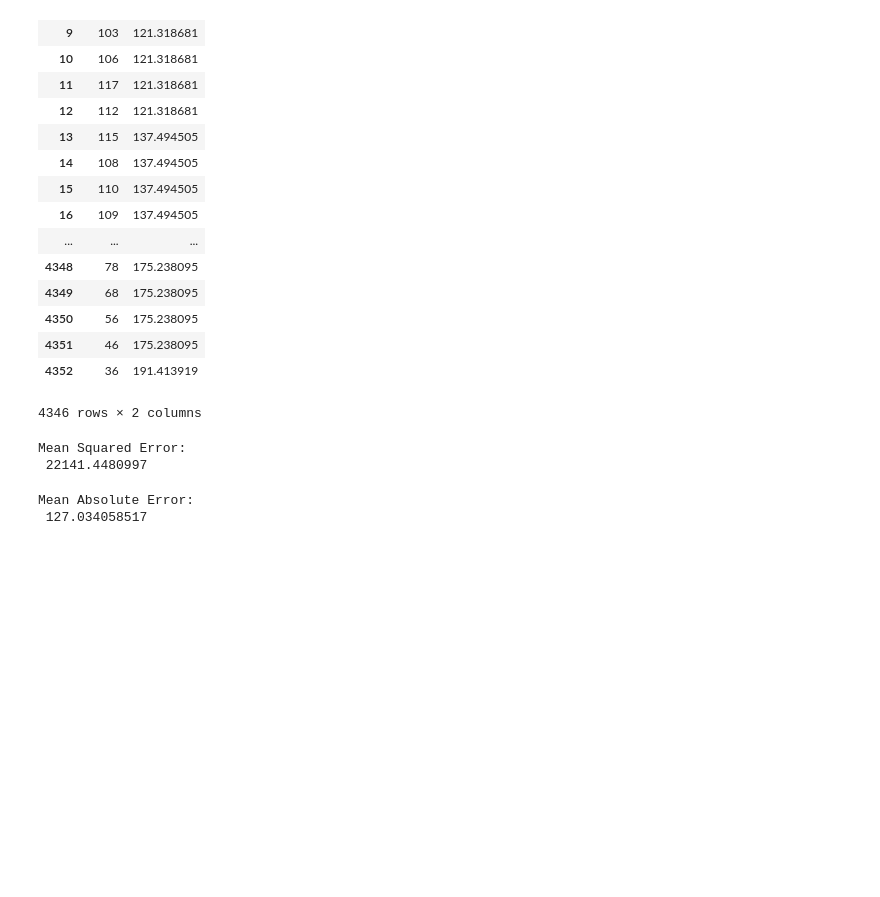
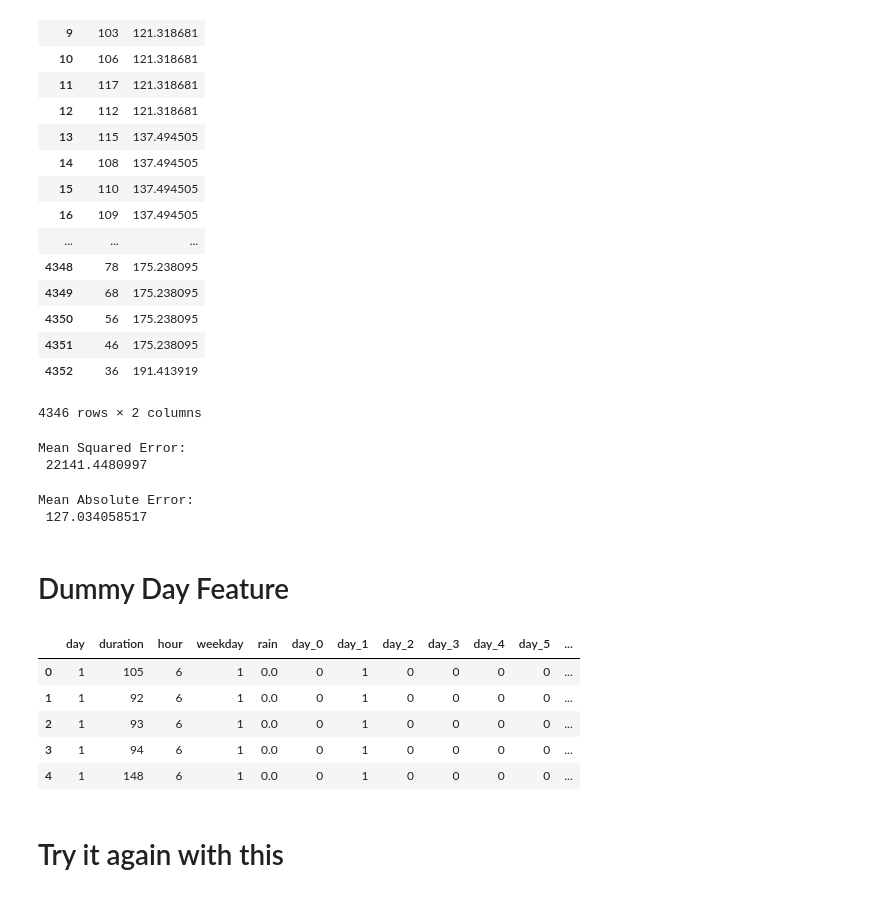
Before and after one commit to brokenloop/Research_practicum_2017, a Jupyter notebook: 001500001.rain (Linear Regresssion).ipynb, the cells around one changed output. Cells and saved outputs as stored; diff of their text form; code cells hidden in the pictures; blank space fills up the shorter version.

Commit message:
dummies for day generated, try regression on it!

```diff
--- a/001500001.rain (Linear Regresssion).ipynb
+++ b/001500001.rain (Linear Regresssion).ipynb
@@ -328,3 +328,21 @@ print("\nMean Absolute Error:\n", mae)
 # %% [output]
 Mean Absolute Error:
  127.034058517
+# %% [markdown]
+# Dummy Day Feature
+# %%
+# Tranform 'day' to binary continuous features, using the get_dummies() method
+day_dummies = pd.get_dummies(df.day, prefix='day')
+
+# concatenate the dummy variable columns onto the original DataFrame (axis=1 means columns)
+df_new_dummies = pd.concat([df, day_dummies], axis=1)
+df_new_dummies.head()
+# %% [output]
+|  | day | duration | hour | weekday | rain | day_0 | day_1 | day_2 | day_3 | day_4 | day_5 | ... |
+| 0 | 1 | 105 | 6 | 1 | 0.0 | 0 | 1 | 0 | 0 | 0 | 0 | ... |
+| 1 | 1 | 92 | 6 | 1 | 0.0 | 0 | 1 | 0 | 0 | 0 | 0 | ... |
+| 2 | 1 | 93 | 6 | 1 | 0.0 | 0 | 1 | 0 | 0 | 0 | 0 | ... |
+| 3 | 1 | 94 | 6 | 1 | 0.0 | 0 | 1 | 0 | 0 | 0 | 0 | ... |
+| 4 | 1 | 148 | 6 | 1 | 0.0 | 0 | 1 | 0 | 0 | 0 | 0 | ... |
+# %% [markdown]
+# Try it again with this
```
